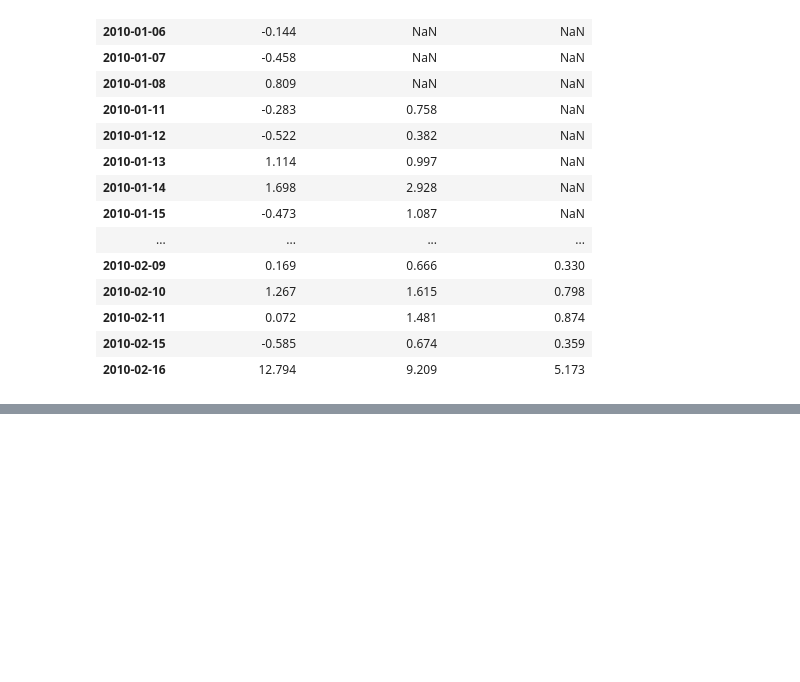
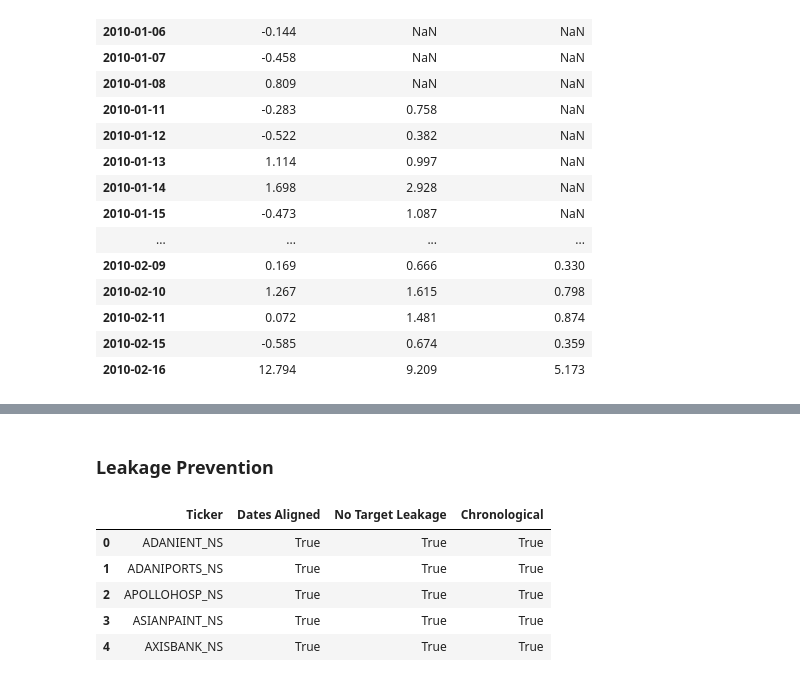
Before and after one commit to Srisupha29/DataScience_Projects, a Jupyter notebook: Indian_Equity_Market_Risk_Forecaster/notebooks/02_Volatility_Targets.ipynb, the cells around one changed output, grey strips where cells are left out. Saved outputs shown, nothing was run; the diff lists cells and outputs as text; code cells hidden in the pictures; blank space fills up the shorter version.

```diff
--- a/Indian_Equity_Market_Risk_Forecaster/notebooks/02_Volatility_Targets.ipynb
+++ b/Indian_Equity_Market_Risk_Forecaster/notebooks/02_Volatility_Targets.ipynb
@@ -499,0 +653,48 @@ display(
+# %% [markdown]
+### Leakage Prevention
+# %%
+target_dir = Path("data/processed/volatility_targets")
+feature_dir = Path("data/processed/features")
+macro_path = Path("data/processed/market_macro_aligned.parquet")
+
+audit_results = []
+
+for file in sorted(target_dir.glob("*_targets.parquet")):
+    ticker = file.stem.replace("_targets", "")
+
+    targets = pd.read_parquet(file)
+    features = pd.read_parquet(feature_dir / f"{ticker}_features.parquet")
+    stock = pd.read_parquet(stock_dir / f"{ticker}.parquet")
+
+    # All datasets must refer to the same prediction dates
+    dates_aligned = (
+        targets.index.equals(features.index)
+        and targets.index.equals(stock.index)
+    )
+
+    # Target columns must never appear among model predictors
+    no_target_leakage = not any(
+        col in features.columns
+        for col in ["RV_5D", "RV_21D", "Daily_Return"]
+    )
+
+    # Feature dates must be chronological
+    chronological = features.index.is_monotonic_increasing
+
+    audit_results.append({
+        "Ticker": ticker,
+        "Dates Aligned": dates_aligned,
+        "No Target Leakage": no_target_leakage,
+        "Chronological": chronological
+    })
+
+audit = pd.DataFrame(audit_results)
+
+display(audit.head())
+# %% [output]
+|  | Ticker | Dates Aligned | No Target Leakage | Chronological |
+| 0 | ADANIENT_NS | True | True | True |
+| 1 | ADANIPORTS_NS | True | True | True |
+| 2 | APOLLOHOSP_NS | True | True | True |
+| 3 | ASIANPAINT_NS | True | True | True |
+| 4 | AXISBANK_NS | True | True | True |
```
Also changed, not shown: parts of 9 cells of this notebook.
